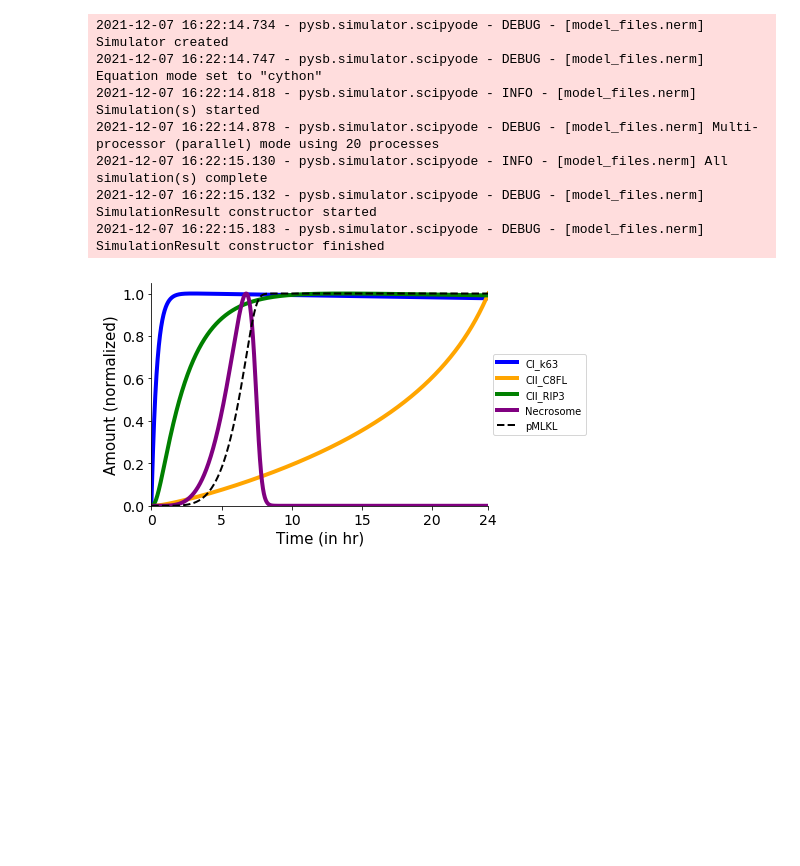
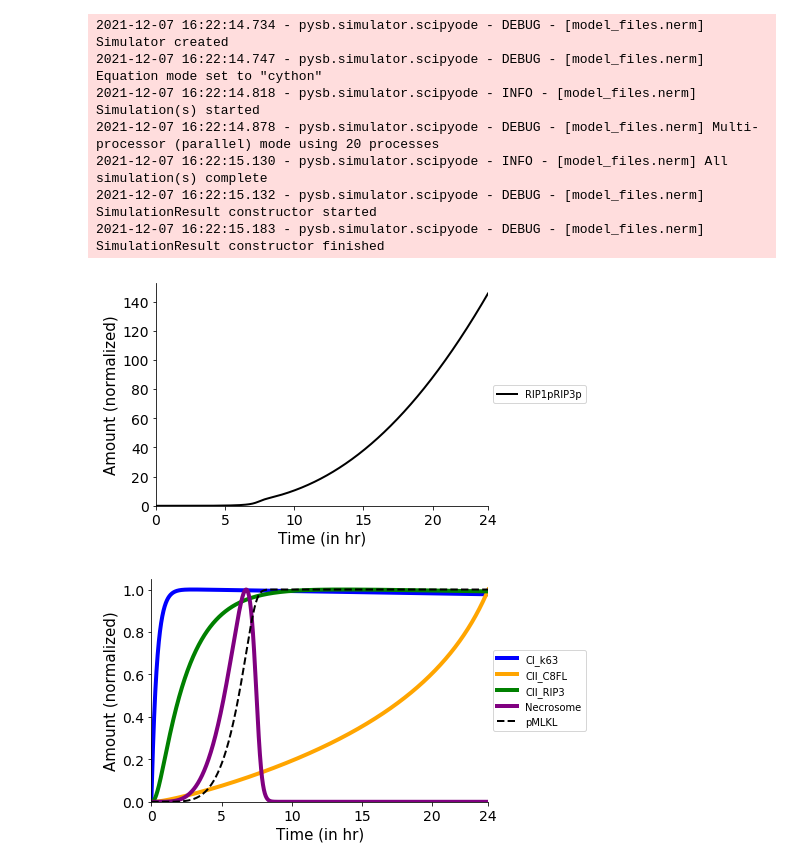
Before and after one commit to LoLab-MSM/NERM, a Jupyter notebook: model_analysis/Modes_protein_dynamics/nerm_mode1_dynamics.ipynb, the cells around one changed output. Saved outputs shown, nothing was run; the diff lists cells and outputs as text; code cells hidden in the pictures; blank space fills up the shorter version.

```diff
--- a/model_analysis/Modes_protein_dynamics/nerm_mode1_dynamics.ipynb
+++ b/model_analysis/Modes_protein_dynamics/nerm_mode1_dynamics.ipynb
@@ -89,5 +89,31 @@ m1edf100wt = wtm1e.dataframe
 2021-12-07 16:22:15.130 - pysb.simulator.scipyode - INFO - [model_files.nerm] All simulation(s) complete
 2021-12-07 16:22:15.132 - pysb.simulator.scipyode - DEBUG - [model_files.nerm] SimulationResult constructor started
 2021-12-07 16:22:15.183 - pysb.simulator.scipyode - DEBUG - [model_files.nerm] SimulationResult constructor finished
+# %%
+fig, ax = plt.subplots(figsize = (7, 4))
+# plt.plot(tspan/60, m1edf100wt['CI_k63_obs'].iloc[:]/m1edf100wt['CI_k63_obs'].iloc[:].max(), label = 'CI_k63',color = 'blue', lw=4)
+# plt.plot(tspan/60, m1edf100wt['CII_C8a_obs'].iloc[:]/m1edf100wt['CII_C8a_obs'].iloc[:].max(), label = 'CII_C8FL',color = 'orange',lw=4)
+# plt.plot(tspan/60, m1edf100wt['CII_RIP3_obs'].iloc[:]/m1edf100wt['CII_RIP3_obs'].iloc[:].max(), label = 'CII_RIP3',color = 'green',lw=4)
+# plt.plot(tspan/60, m1edf100wt['RIP1RIP3unmod_obs'].iloc[:]/m1edf100wt['RIP1RIP3unmod_obs'].iloc[:].max(), label = 'Necrosome',color = 'purple',lw=4)
+plt.plot(tspan/60, m1edf100wt['R1pR3p_obs'].iloc[:],label = 'RIP1pRIP3p', color = 'black',lw=2)
+plt.xlabel("Time (in hr)", fontsize=15)
+plt.ylabel("Amount (normalized)", fontsize=15)
+plt.xlim(xmin = 0, xmax = 24)
+plt.ylim(ymin = 0)
+plt.xticks(fontsize=14)
+plt.yticks(fontsize=14)
+right_side = ax.spines["right"]
+right_side.set_visible(False)
+top = ax.spines["top"]
+top.set_visible(False)
+ax.set_xticks([0, 5, 10, 15, 20, 24])
+ax.legend(loc='center left', bbox_to_anchor=(1, 0.5))
+# ax.legend(loc='upper center', bbox_to_anchor=(0.5, 1.05),
+#           ncol=3, fancybox=True, shadow=True)
+plt.tight_layout()
+# plt.savefig('nerm_mode1e_dynamics_CI_CII_necro_pmlkl.pdf')
+plt.show()
+# %% [output]
+[figure, added]
 # %%
 fig, ax = plt.subplots(figsize = (7, 4))
```
Also changed, not shown: parts of 1 cell of this notebook, 10 other files.
